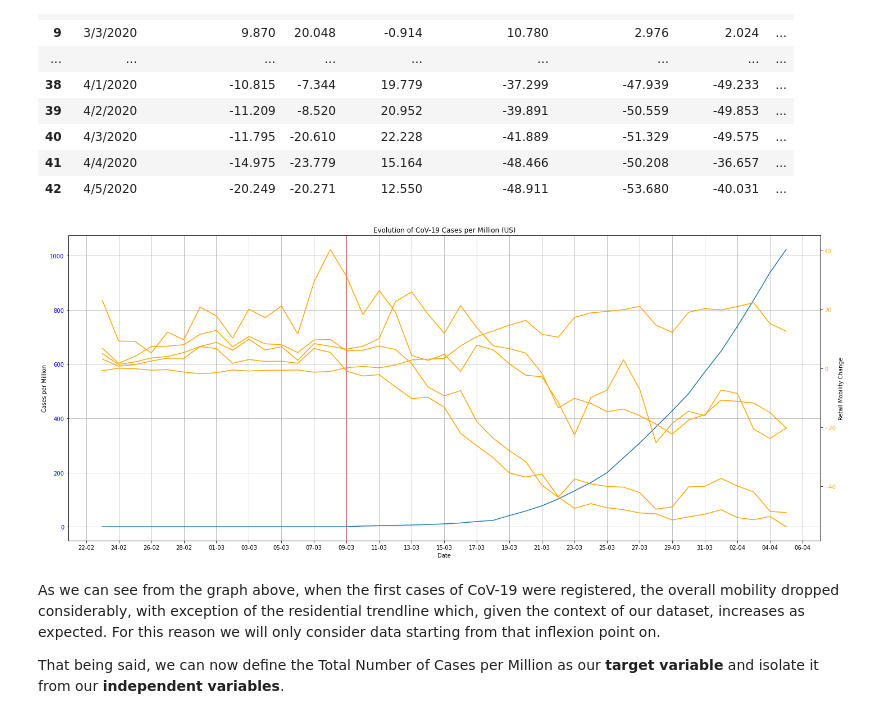
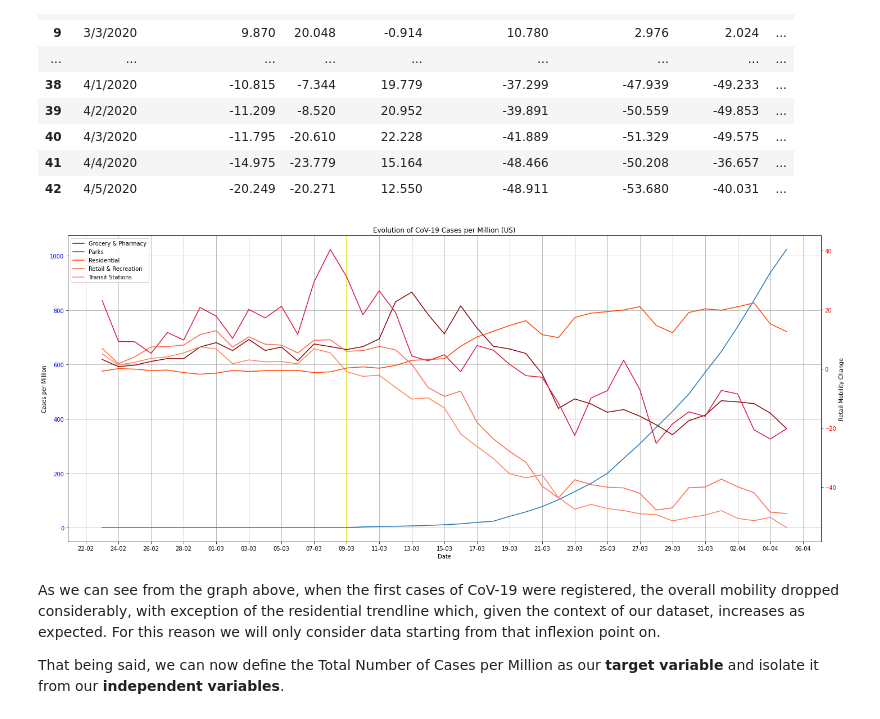
Before and after one commit to diogoalex01/FEUP-IART, a Jupyter notebook: SupervisedLearning/COVID-19.ipynb, the cells around one changed output. Drawn from its saved outputs; the diff is of its cells as text; code cells hidden in the pictures.

```diff
--- a/SupervisedLearning/COVID-19.ipynb
+++ b/SupervisedLearning/COVID-19.ipynb
@@ -147,40 +149,42 @@ data
 # %%
 # We start by looking for the day of the first confirmed cases.
 starting_day = pd.to_datetime(data['date'][0])
 day_index = 0
 for day_index in range(0,len(data['cases_per_million'])):
     if data['cases_per_million'][day_index] != 0:
         starting_day = pd.to_datetime(data['date'][day_index -1])
         break
 
 dates = data['date']
 date_format = [pd.to_datetime(d) for d in dates]
 
 # A first look at the evolution of the number of confirmed cases per million
 # and how the mobility (namely retail and recreation) was affected.
 _, ax = plt.subplots(figsize=(24, 10))
 ax.grid()
 ax.plot(date_format, data['cases_per_million'])
 ax.set(xlabel="Date", ylabel='Cases per Million', title=("Evolution of CoV-19 Cases per Million (%s)" % (country)))
 date_form = DateFormatter("%d-%m")
 ax.xaxis.set_major_formatter(date_form)
 ax.xaxis.set_major_locator(mdates.DayLocator(interval=2))
-ax.axvline(starting_day, c="red", zorder=0)
+ax.axvline(starting_day, c="yellow", zorder=0)
 ax.tick_params(axis='y', labelcolor= "blue")
 ax2 = ax.twinx()
 ax2.set_ylabel('Retail Mobility Change')
-ax2.plot(date_format, data['grocery_pharmacy'], color = "orange")
-ax2.plot(date_format, data['parks'], color = "orange")
-ax2.plot(date_format, data['residential'], color = "orange")
-ax2.plot(date_format, data['retail_recreation'], color = "orange")
-ax2.plot(date_format, data['transit_stations'], color = "orange")
+grocery_pharmacy, = ax2.plot(date_format, data['grocery_pharmacy'], color = "darkred")
+parks, = ax2.plot(date_format, data['parks'], color = "crimson")
+residential, = ax2.plot(date_format, data['residential'], color = "orangered")
+retail_recreation, = ax2.plot(date_format, data['retail_recreation'], color = "tomato")
+transit_stations, = ax2.plot(date_format, data['transit_stations'], color = "coral")
+
+ax.legend((grocery_pharmacy, parks, residential, retail_recreation, transit_stations), ('Grocery & Pharmacy', 'Parks', 'Residential', 'Retail & Recreation', 'Transit Stations'), loc='upper left', shadow=False)
 
 ax.xaxis.set_major_formatter(date_form)
 ax.xaxis.set_major_locator(mdates.DayLocator(interval=2))
-ax2.tick_params(axis='y', labelcolor= "orange")
+ax2.tick_params(axis='y', labelcolor= "red")
 plt.show()
 # %% [output]
-[figure, old version]
+[figure, new version]
 # %% [markdown]
 As we can see from the graph above, when the first cases of CoV-19 were registered, the overall mobility dropped considerably, with exception of the residential trendline which, given the context of our dataset, increases as expected. For this reason we will only consider data starting from that inflexion point on.
 
```
Also changed, not shown: parts of 18 cells of this notebook.
